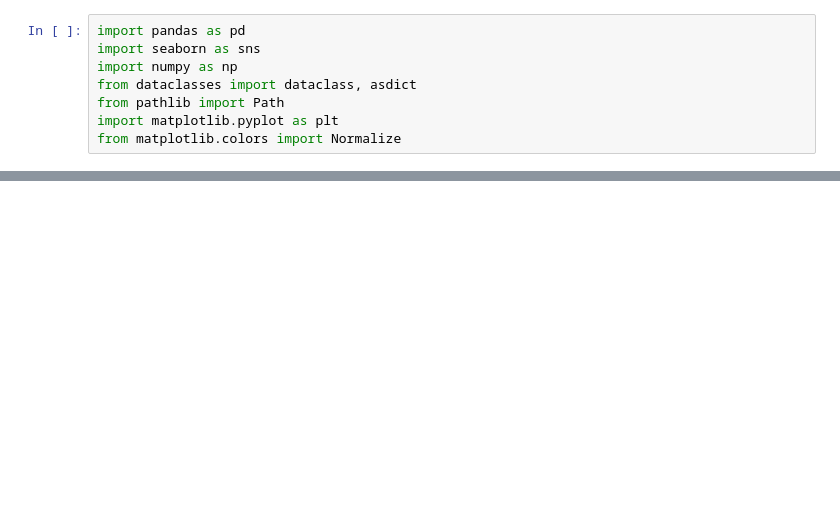
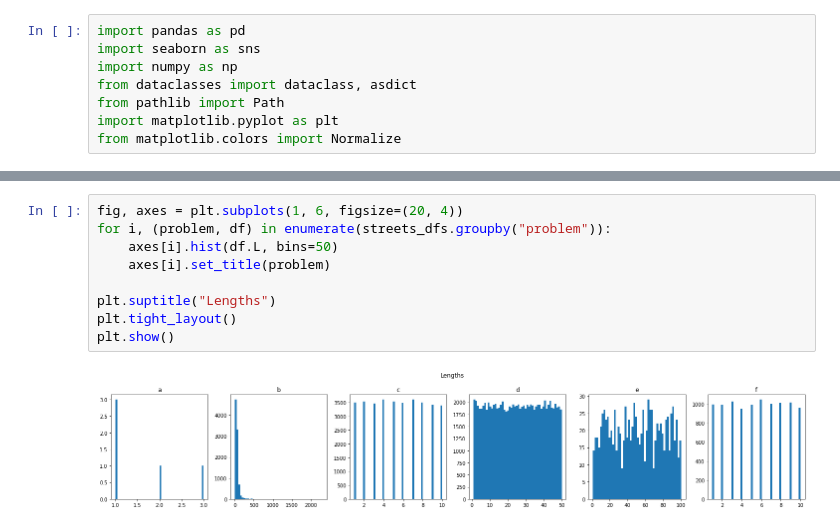
Before and after one commit to ikrets/hashcode-2021, a Jupyter notebook: stats.ipynb, the cells around one changed output, grey strips where cells are left out. Saved outputs shown, nothing was run; the diff lists cells and outputs as text; blank space fills up the shorter version.

```diff
--- a/stats.ipynb
+++ b/stats.ipynb
@@ -80,0 +89,11 @@ plot_starts_finishes(df)
+# %%
+fig, axes = plt.subplots(1, 6, figsize=(20, 4))
+for i, (problem, df) in enumerate(streets_dfs.groupby("problem")):
+    axes[i].hist(df.L, bins=50)
+    axes[i].set_title(problem)
+
+plt.suptitle("Lengths")
+plt.tight_layout()
+plt.show()
+# %% [output]
+[figure, added]
```
Also changed, not shown: parts of 15 cells of this notebook.
